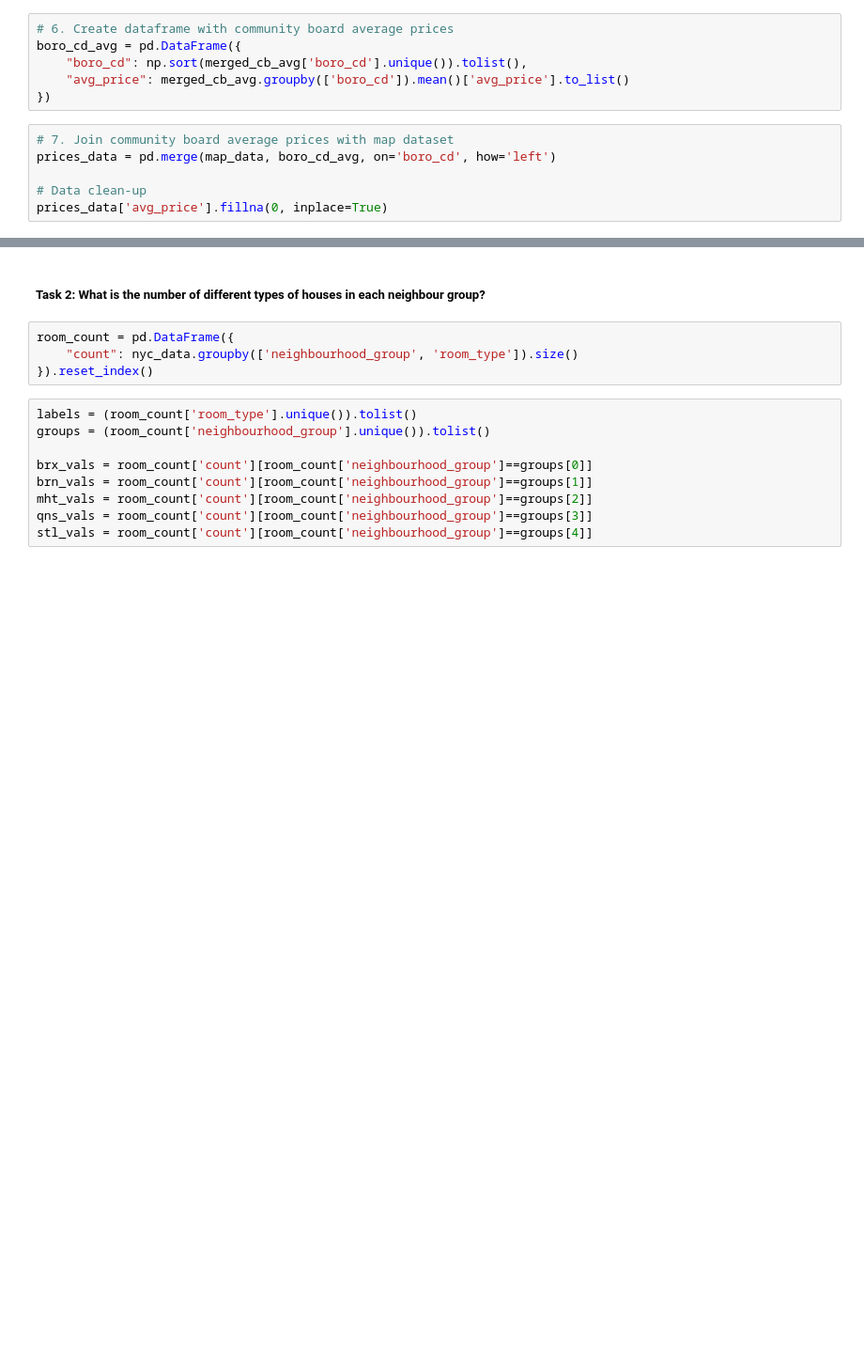
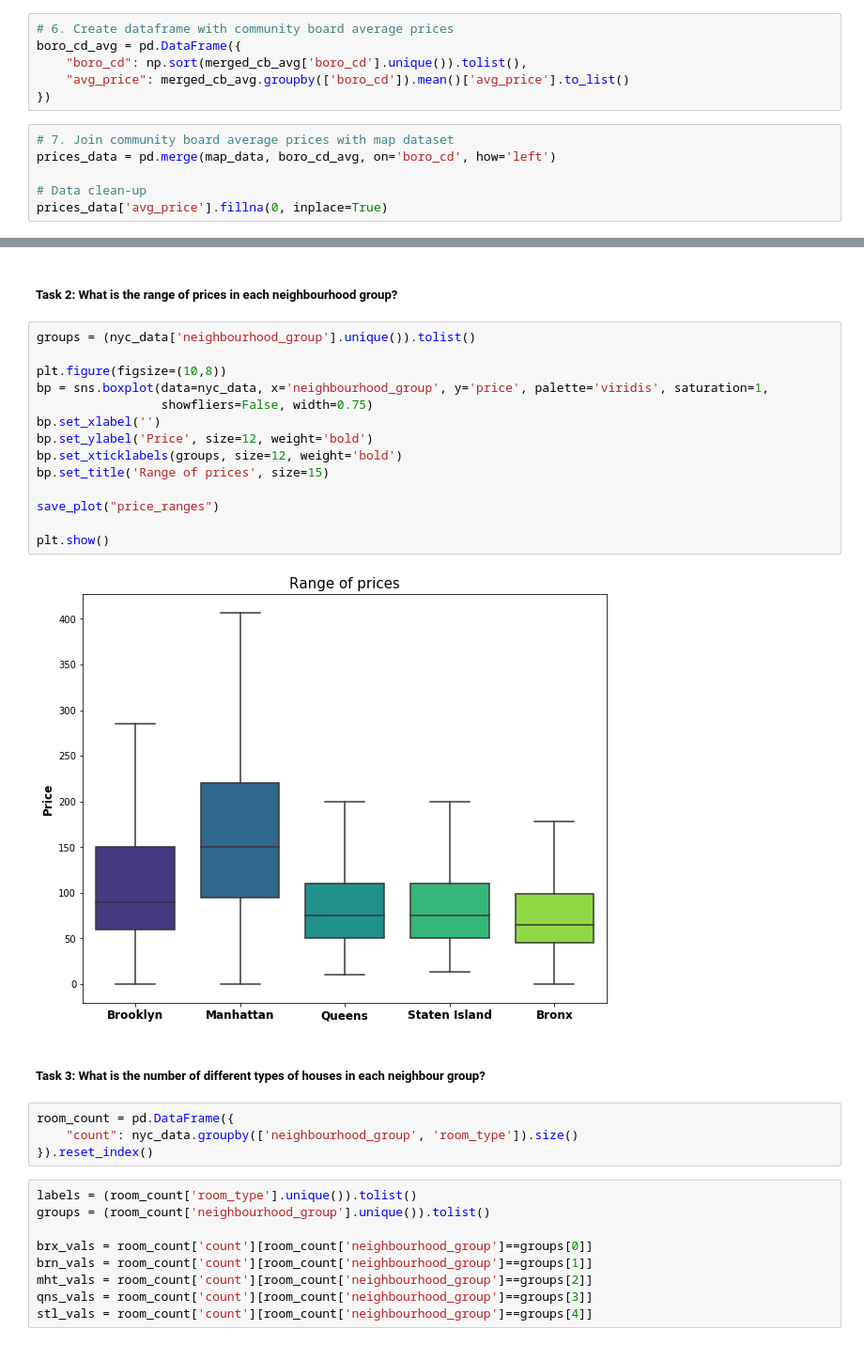
Before and after one commit to mcwilk/NYC_airbnb, a Jupyter notebook: NYC_airbnb_analysis.ipynb, the cells around one changed output, grey strips where cells are left out. Shown at 94% size. Saved outputs shown, nothing was run; the diff lists cells and outputs as text; blank space fills up the shorter version.

```diff
--- a/NYC_airbnb_analysis.ipynb
+++ b/NYC_airbnb_analysis.ipynb
@@ -159,5 +154,23 @@ plt.show()
+# %% [markdown]
+##### Task 2: What is the range of prices in each neighbourhood group?
+# %%
+groups = (nyc_data['neighbourhood_group'].unique()).tolist()
+
+plt.figure(figsize=(10,8))
+bp = sns.boxplot(data=nyc_data, x='neighbourhood_group', y='price', palette='viridis', saturation=1,
+                 showfliers=False, width=0.75)
+bp.set_xlabel('')
+bp.set_ylabel('Price', size=12, weight='bold')
+bp.set_xticklabels(groups, size=12, weight='bold')
+bp.set_title('Range of prices', size=15)
+
+save_plot("price_ranges")
+
+plt.show()
+# %% [output]
+[figure, added]
 # %% [markdown]
-##### Task 2: What is the number of different types of houses in each neighbour group?
+##### Task 3: What is the number of different types of houses in each neighbour group?
 # %%
 room_count = pd.DataFrame({
     "count": nyc_data.groupby(['neighbourhood_group', 'room_type']).size()
```
Also changed, not shown: parts of 9 cells of this notebook.
